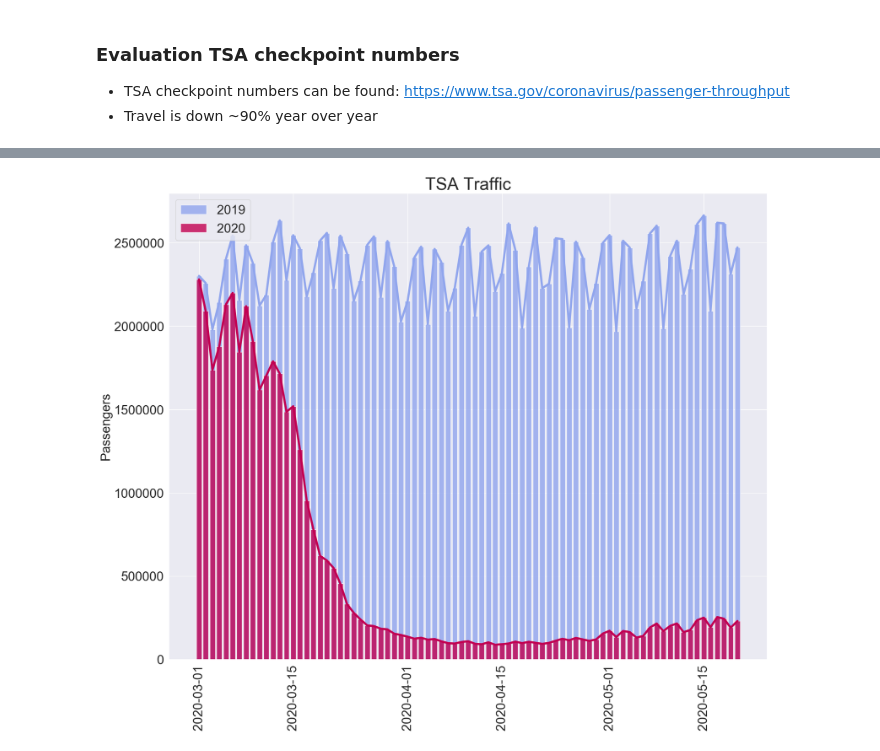
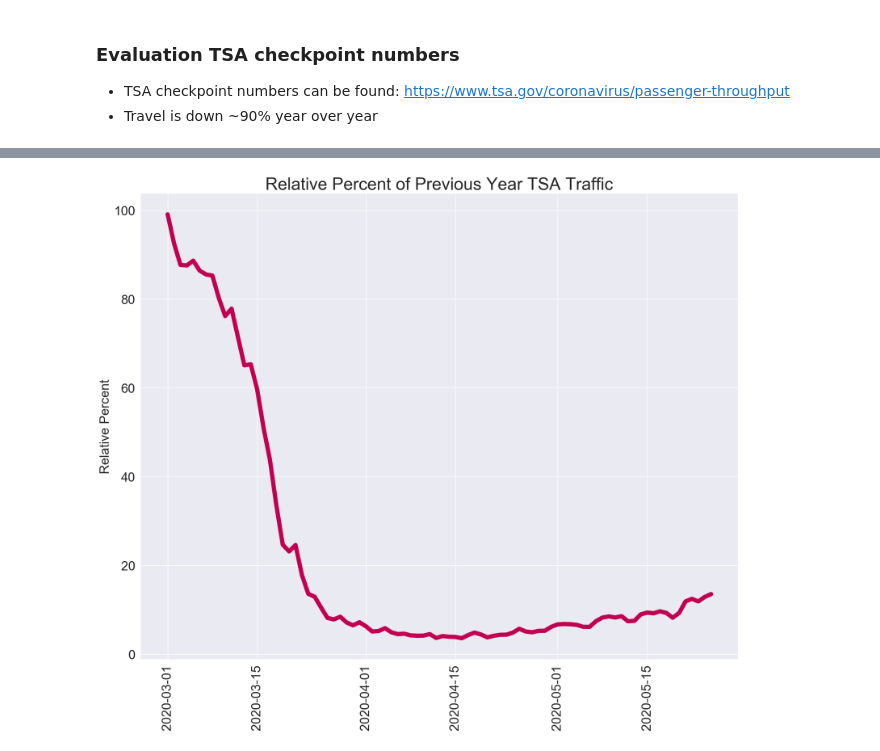
Before and after one commit to jdemeo/SARS-CoV-2, a Jupyter notebook: notebooks/tsa_numbers.ipynb, the cells around one changed output, grey strips where cells are left out. Drawn from its saved outputs; the diff is of its cells as text; code cells hidden in the pictures.

```diff
--- a/notebooks/tsa_numbers.ipynb
+++ b/notebooks/tsa_numbers.ipynb
@@ -46,17 +93,12 @@ Week over week change: 30.396169063831955
 # %%
-# Distribution of counts
 plt.figure(figsize=(20,16), dpi=100)
-# plt.plot(tsa['date'], tsa['passengers'], linewidth=8.0, c='#C20051')
-# plt.plot(tsa['date'], tsa['passengers_year_ago'], linewidth=8.0, c='#90A5ED')
-plt.bar(tsa['date'], tsa['passengers_year_ago'], color='#90A5ED', alpha=0.8, label='2019')
-plt.bar(tsa['date'], tsa['passengers'], color='#C20051', alpha=0.8, label='2020')
-plt.title('TSA Traffic', fontsize=32)
-plt.ylabel('Passengers', fontsize=24)
+plt.plot(tsa['date'], tsa['yearly_relative_percent'], linewidth=8.0, c='#C20051')
+plt.title('Relative Percent of Previous Year TSA Traffic', fontsize=32)
+plt.ylabel('Relative Percent', fontsize=24)
 plt.xticks(rotation=90, fontsize=24)
 plt.yticks(fontsize=24)
-plt.legend(fontsize=24)
-plt.savefig('../images/tsa_counts.png')
+plt.savefig('../images/tsa_year_over_year.png', bbox_inches='tight', dpi=200)
 plt.show()
 # %% [output]
-[figure, old version]
+[figure, new version]
 # %%
```
Also changed, not shown: parts of 10 cells of this notebook.
